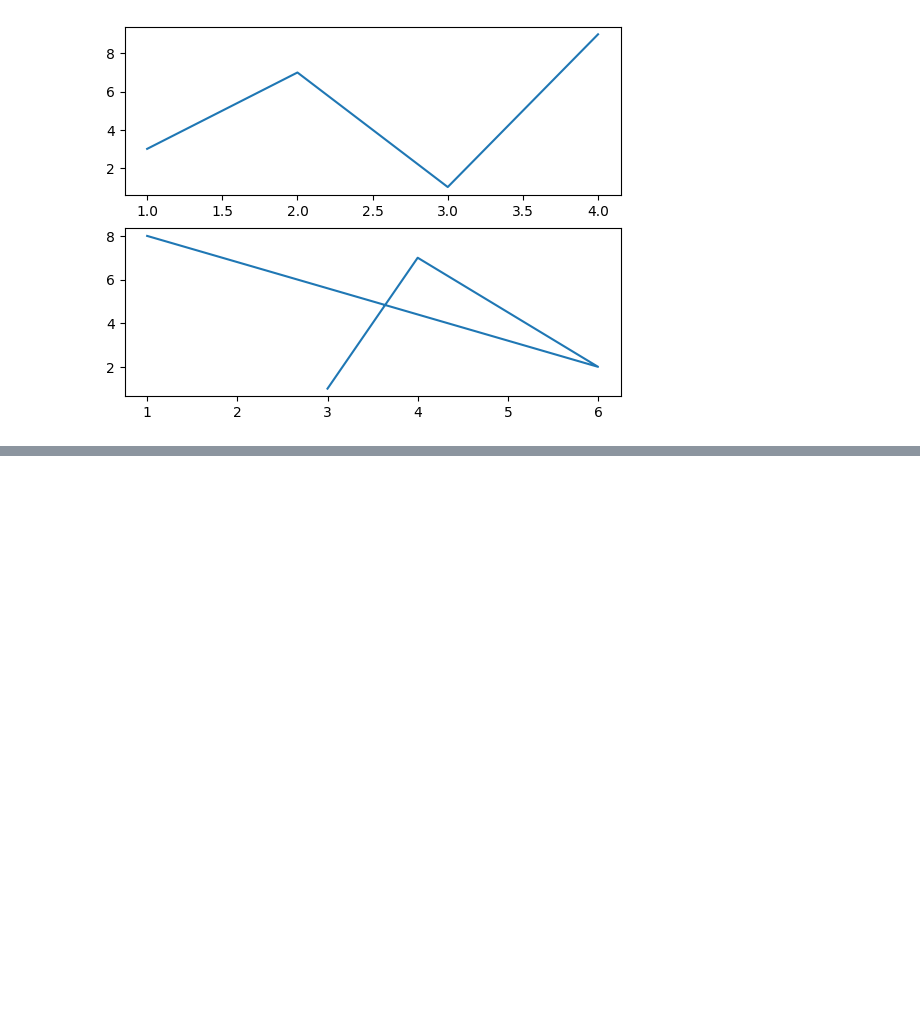
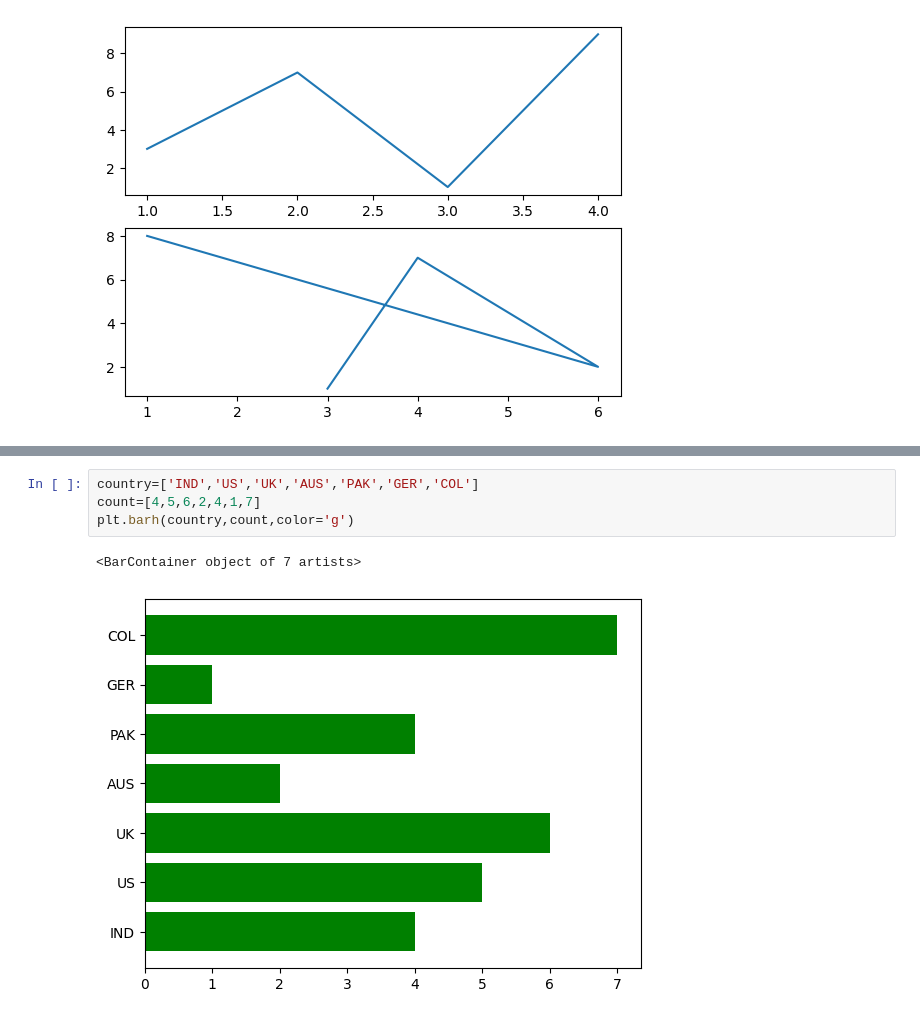
Before and after one commit to JoeVA2020/DS_OCT_ML, a Jupyter notebook: Mathplot/mathplot.ipynb, the cells around one changed output, grey strips where cells are left out. Drawn from its saved outputs; the diff is of its cells as text; blank space fills up the shorter version.

```diff
--- a/Mathplot/mathplot.ipynb
+++ b/Mathplot/mathplot.ipynb
@@ -153,0 +174,7 @@ plt.plot(x2,y2)
+# %%
+country=['IND','US','UK','AUS','PAK','GER','COL']
+count=[4,5,6,2,4,1,7]
+plt.barh(country,count,color='g')
+# %% [output]
+<BarContainer object of 7 artists>
+[figure, added]
```
Also changed, not shown: parts of 4 cells of this notebook.
